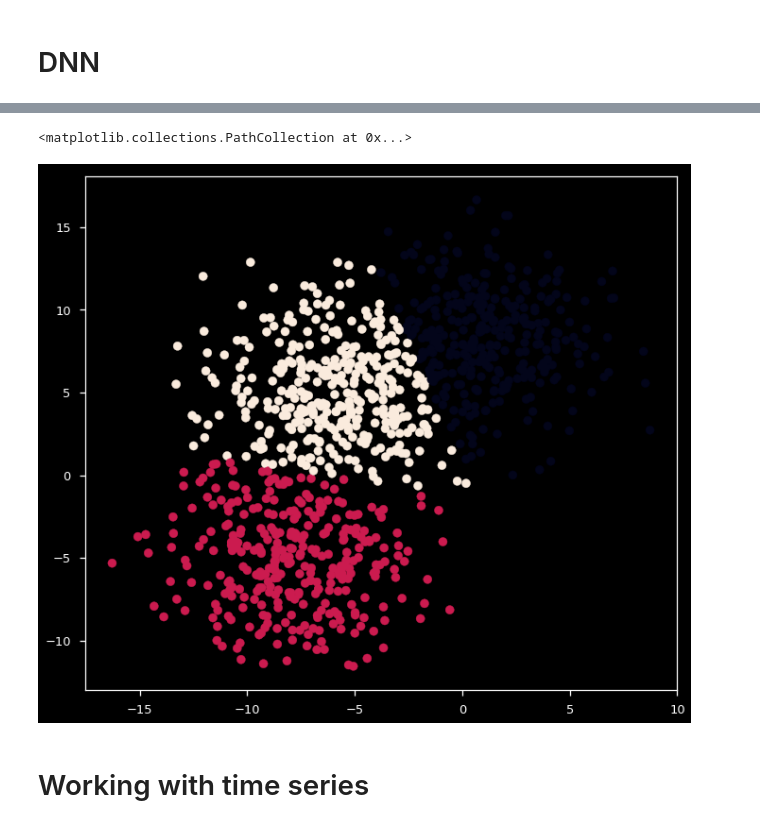
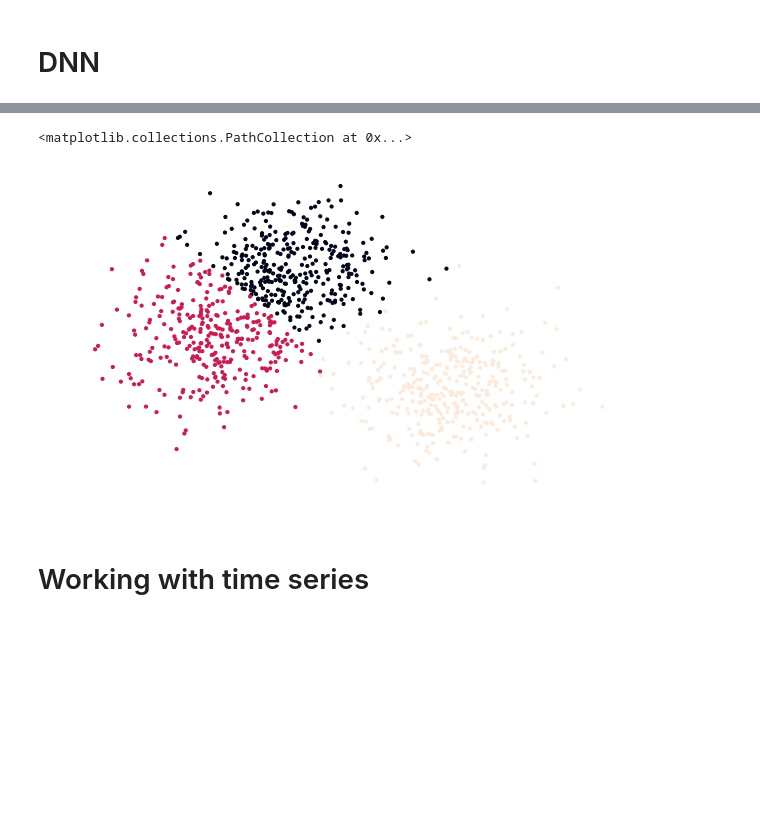
Before and after one commit to EstevaoUyra/spikelearn, a Jupyter notebook: notebooks/exploration/Neural networks.ipynb, the cells around one changed output, grey strips where cells are left out. Drawn from its saved outputs; the diff is of its cells as text; code cells hidden in the pictures; blank space fills up the shorter version.

```diff
--- a/notebooks/exploration/Neural networks.ipynb
+++ b/notebooks/exploration/Neural networks.ipynb
@@ -14,12 +14,16 @@ import sklearn.datasets as dt
 # %%
 from keras.layers import Convolution1D, Convolution2D, BatchNormalization, Dense, Dropout
 from keras.models import Sequential
-
-import matplotlib.pyplot as plt
-import seaborn as sns
-%matplotlib inline
-
-sns.set(rc={'figure.figsize':(10,10)})
-plt.style.use("dark_background")
-# %%
-sns.set_palette('pastel', color_codes=True)
+# %%
+import matplotlib.pyplot as plt
+import matplotlib as mpl
+import seaborn as sns
+%matplotlib inline
+
+sns.set_style('darkgrid')
+plt.style.use('dark_background')
+mpl.rc("figure", figsize=(10,6))
+mpl.rcParams['lines.linewidth'] = 3
+mpl.rcParams['axes.facecolor'] = (1,1,1,0)
+mpl.rcParams['figure.facecolor'] = (1,1,1,0)
+sns.set_palette('deep', color_codes=True)
@@ -84,9 +93,9 @@ Epoch 10/10
 <keras.callbacks.History at 0x...>
 # %%
-plt.scatter(blob[0][2000:][:,0], blob[0][2000:][:,1], c=model.predict(blob[0][2000:]).argmax(axis=1))
+plt.scatter(blob[0][2000:][:,0], blob[0][2000:][:,1], c=model.predict(blob[0][2000:]).argmax(axis=1), s=10)
 # %% [output]
 <matplotlib.collections.PathCollection at 0x...>
-[figure, old version]
+[figure, new version]
 # %% [markdown]
 # Working with time series
 # %%
```
Also changed, not shown: parts of 6 cells of this notebook, 1 other file.
